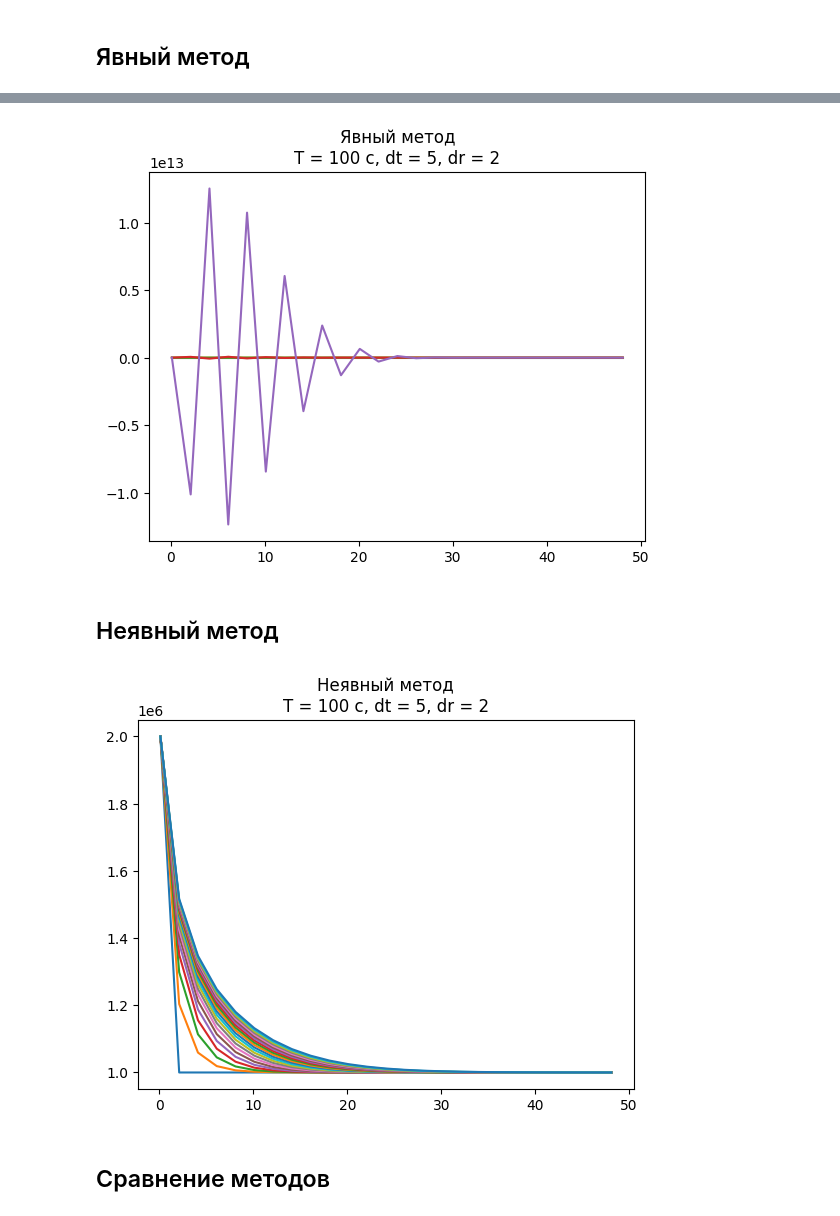
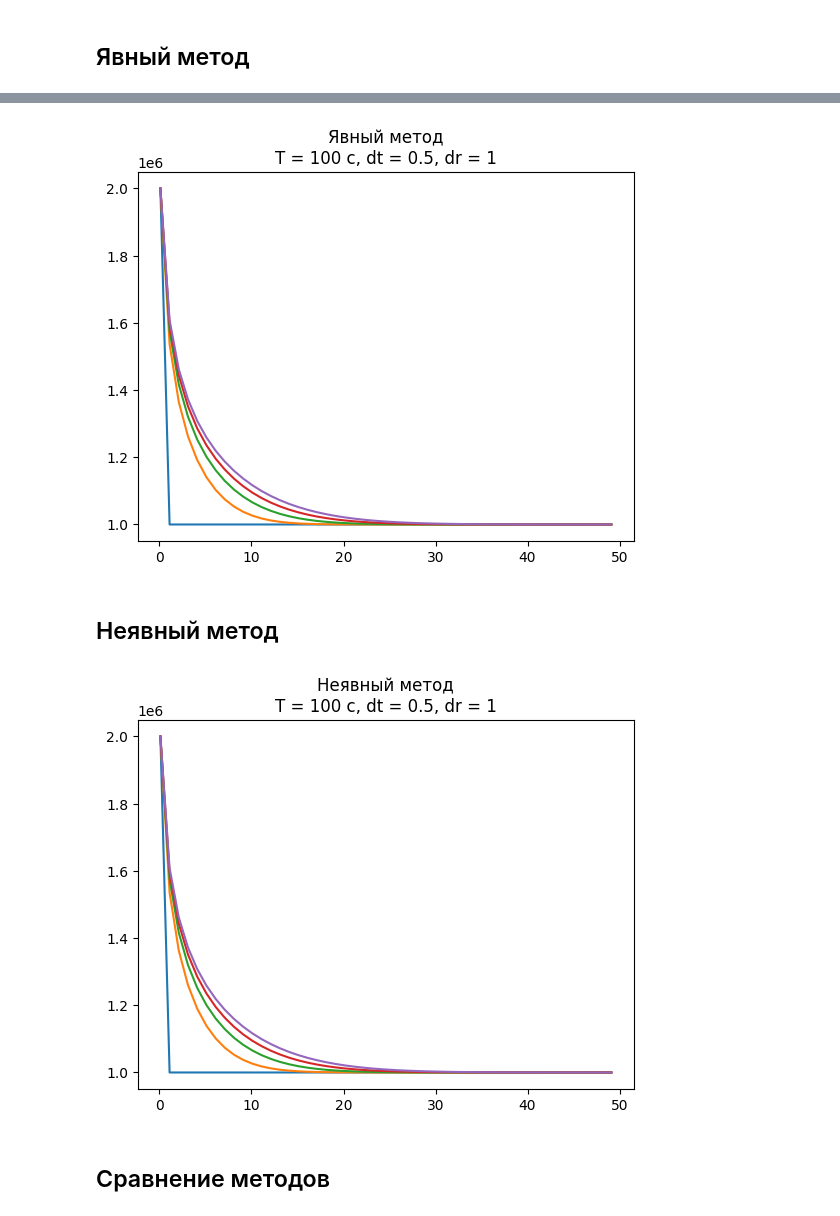
Before and after one commit to lnrSmglln/Carbonate-Acidizing-Modeling, a Jupyter notebook: piezoconductivity.ipynb, the cells around one changed output, grey strips where cells are left out. Cells and saved outputs as stored; diff of their text form; code cells hidden in the pictures.

```diff
--- a/piezoconductivity.ipynb
+++ b/piezoconductivity.ipynb
@@ -47,8 +55,8 @@ Pk = 1 * 10**6
 kappa = 0.8
 
 # Параметры модели
-h = 2
-tau = 5
+h = 1
+tau = 0.5
 
 # Initialization
 r = np.arange(rc, Rk + rc, h)
@@ -59,3 +67,8 @@ Nt = t.shape[0]
 P = np.zeros([Nt, N])
 P[0, :] = Pk    # Нач условие
 P[:, 0], P[:, -1] = Pc, Pk      # Граничные условия
+
+Co = kappa * tau / h
+print("Courant number =", Co)
+if Co >= 0.5:
+    print("Внимание! Уменьшите шаг по времени или увеличьте шаг по координате, иначе явный метод покажет некорректный результат")
@@ -89,17 +86,17 @@ array([[ 2.00000000e+06,  1.00000000e+06,  1.00000000e+06,
 # %%
-# n - кол-во кривых на графике
-n = 5
+# num_of_curves - кол-во кривых на графике
+num_of_curves = 5
 
 j = 0
 for i in P_explicit:
-    if j % (Nt // (n - 1)) == 0:
+    if j % (Nt // (num_of_curves - 1)) == 0:
         plt.plot(r, i)
     j += 1
 
 plt.title(f"Явный метод\nT = {T} c, dt = {round(tau, 3)}, dr = {round(h, 3)}")
 plt.show()
 # %% [output]
-[figure, old version]
+[figure, new version]
 # %% [markdown]
 ## Неявный метод
 # %%
@@ -121,14 +118,14 @@ for n in range(1, Nt):
 # %%
 j = 0
 for i in P_implicit:
-    if j % (Nt // (n - 1)) == 0:
+    if j % (Nt // (num_of_curves - 1)) == 0:
         plt.plot(r, i)
     j += 1
 
 plt.title(f"Неявный метод\nT = {T} c, dt = {round(tau, 3)}, dr = {round(h, 3)}")
 plt.show()
 # %% [output]
-[figure, old version]
+[figure, new version]
 # %% [markdown]
 ## Сравнение методов
 # %%
```
Also changed, not shown: parts of 6 cells of this notebook.
